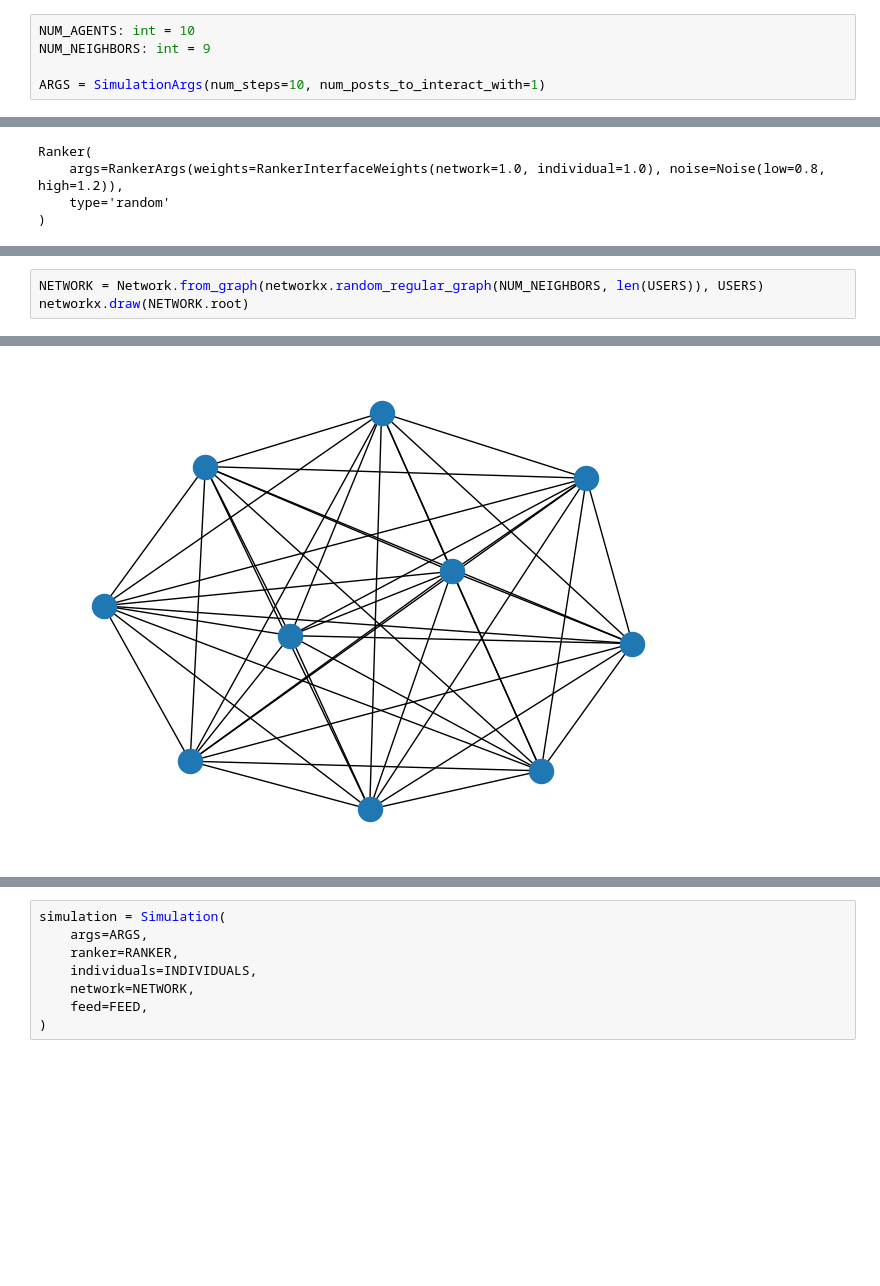
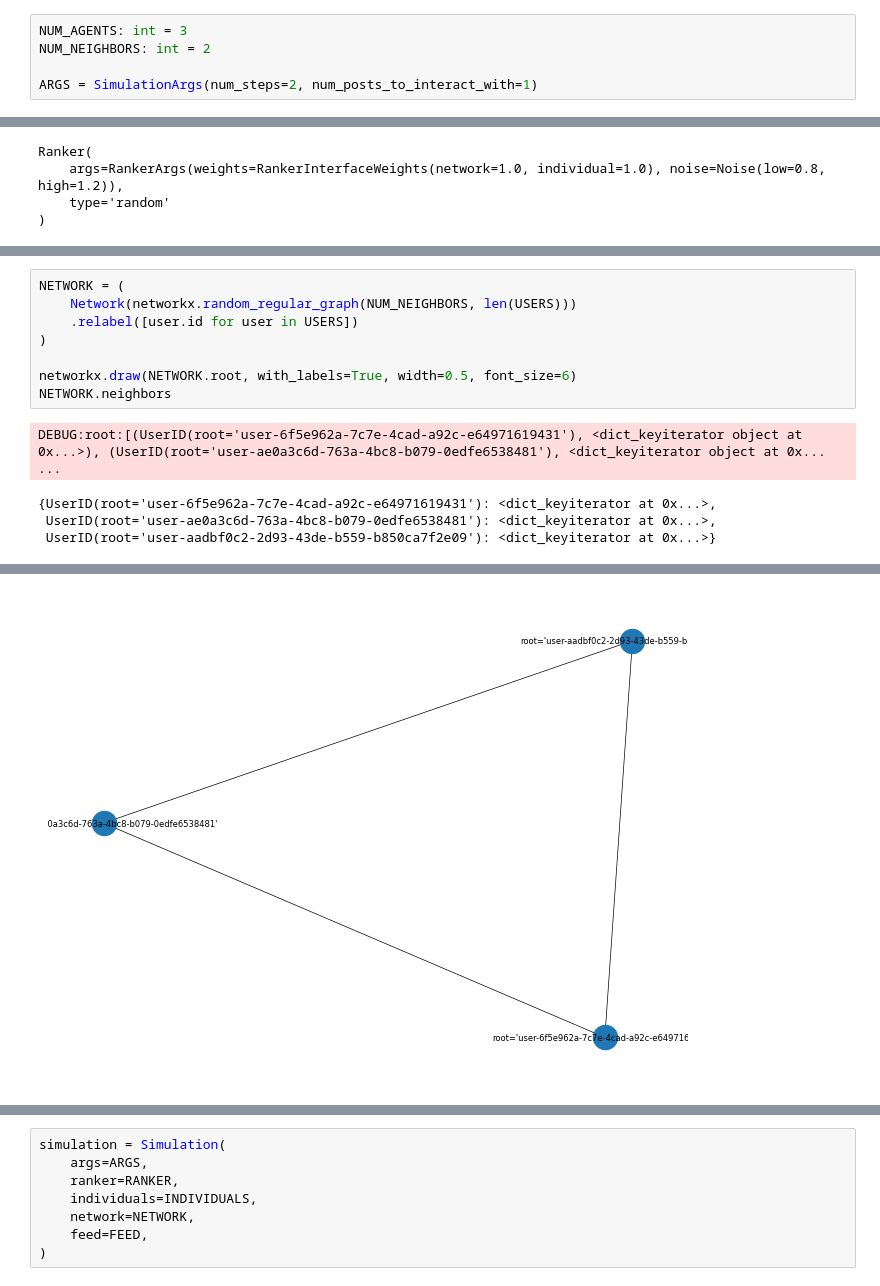
Before and after one commit to cl-trier/TWON-LSS, a Jupyter notebook: examples/simulations/bcm/Simulation.ipynb, the cells around one changed output, grey strips where cells are left out. Saved outputs shown, nothing was run; the diff lists cells and outputs as text; blank space fills up the shorter version.

```diff
--- a/examples/simulations/bcm/Simulation.ipynb
+++ b/examples/simulations/bcm/Simulation.ipynb
@@ -17,10 +17,10 @@ from twon_lss.schemas import Post, User, Feed, Network
 # %%
 logging.getLogger().setLevel(logging.DEBUG)
 # %%
-NUM_AGENTS: int = 10
-NUM_NEIGHBORS: int = 9
+NUM_AGENTS: int = 3
+NUM_NEIGHBORS: int = 2
 
-ARGS = SimulationArgs(num_steps=10, num_posts_to_interact_with=1)
+ARGS = SimulationArgs(num_steps=2, num_posts_to_interact_with=1)
 # %%
 RANKER = Ranker()
 rich.print(RANKER)
@@ -43,4 +41,13 @@ rich.print(USERS[:5])
 # %%
-NETWORK = Network.from_graph(networkx.random_regular_graph(NUM_NEIGHBORS, len(USERS)), USERS)
-networkx.draw(NETWORK.root)
+NETWORK = (
+    Network(networkx.random_regular_graph(NUM_NEIGHBORS, len(USERS)))
+    .relabel([user.id for user in USERS])
+)
+
+networkx.draw(NETWORK.root, with_labels=True, width=0.5, font_size=6)
+NETWORK.neighbors
 # %% [output]
+DEBUG:root:[(UserID(root='user-6f5e962a-7c7e-4cad-a92c-e64971619431'), <dict_keyiterator object at 0x...>), (UserID(root='user-ae0a3c6d-763a-4bc8-b079-0edfe6538481'), <dict_keyiterator object at 0x... ...
+{UserID(root='user-6f5e962a-7c7e-4cad-a92c-e64971619431'): <dict_keyiterator at 0x...>,
+ UserID(root='user-ae0a3c6d-763a-4bc8-b079-0edfe6538481'): <dict_keyiterator at 0x...>,
+ UserID(root='user-aadbf0c2-2d93-43de-b559-b850ca7f2e09'): <dict_keyiterator at 0x...>}
@@ -47,4 +71,4 @@ networkx.draw(NETWORK.root)
-[figure, old version]
+[figure, new version]
 # %%
 FEED = Feed(
     [
```
Also changed, not shown: parts of 6 cells of this notebook, 14 other files.
